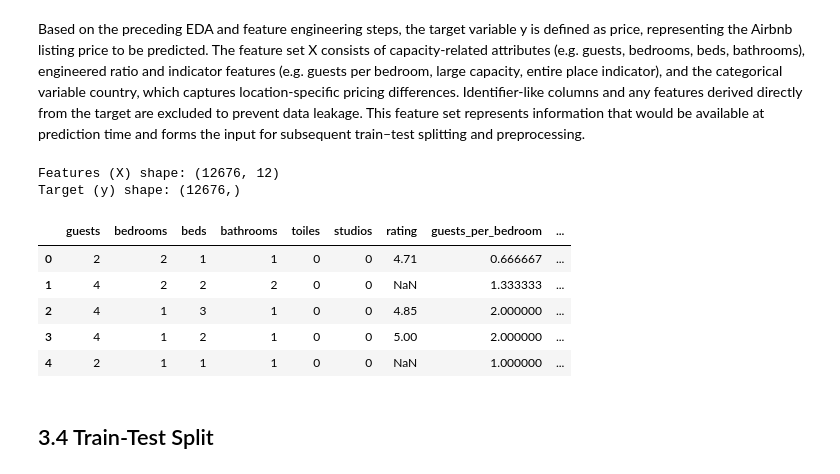
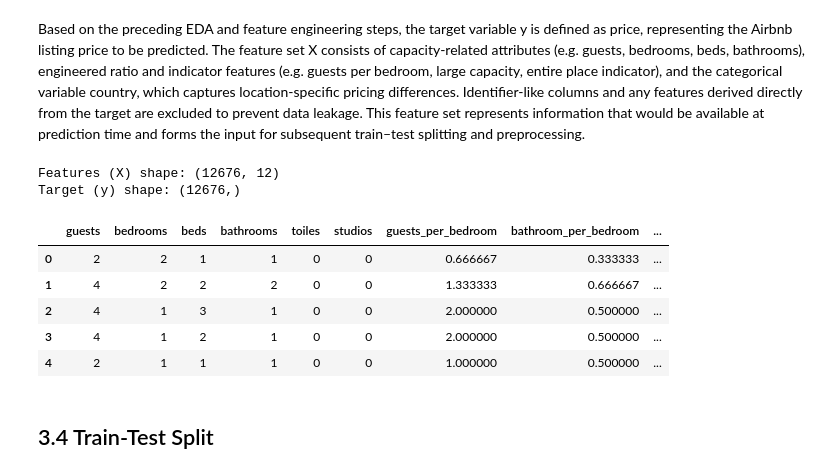
Before and after one commit to user2422224/OngTzeEnn_2404751F, a Jupyter notebook: AirbnbML.ipynb, the cells around one changed output. Cells and saved outputs as stored; diff of their text form; code cells hidden in the pictures.

```diff
--- a/AirbnbML.ipynb
+++ b/AirbnbML.ipynb
@@ -502,40 +502,40 @@ y = df_clean["price"]
 feature_cols = [
     # Capacity & numeric features
     "guests",
     "bedrooms",
     "beds",
     "bathrooms",
     "toiles",
     "studios",
-    "rating",
 
     # Engineered features
     "guests_per_bedroom",
     "bathroom_per_bedroom",
     "large_capacity",
+    "country_avg_price",
     "is_entire_place",
 
     # Categorical feature
     "country"
 ]
 
 # Keep only columns that exists
 feature_cols = [c for c in feature_cols if c in df_clean.columns]
 
 X = df_clean[feature_cols]
 
 print("Features (X) shape:", X.shape)
 print("Target (y) shape:", y.shape)
 X.head()
 # %% [output]
 Features (X) shape: (12676, 12)
 Target (y) shape: (12676,)
-|  | guests | bedrooms | beds | bathrooms | toiles | studios | rating | guests_per_bedroom | ... |
-| 0 | 2 | 2 | 1 | 1 | 0 | 0 | 4.71 | 0.666667 | ... |
-| 1 | 4 | 2 | 2 | 2 | 0 | 0 | NaN | 1.333333 | ... |
-| 2 | 4 | 1 | 3 | 1 | 0 | 0 | 4.85 | 2.000000 | ... |
-| 3 | 4 | 1 | 2 | 1 | 0 | 0 | 5.00 | 2.000000 | ... |
-| 4 | 2 | 1 | 1 | 1 | 0 | 0 | NaN | 1.000000 | ... |
+|  | guests | bedrooms | beds | bathrooms | toiles | studios | guests_per_bedroom | bathroom_per_bedroom | ... |
+| 0 | 2 | 2 | 1 | 1 | 0 | 0 | 0.666667 | 0.333333 | ... |
+| 1 | 4 | 2 | 2 | 2 | 0 | 0 | 1.333333 | 0.666667 | ... |
+| 2 | 4 | 1 | 3 | 1 | 0 | 0 | 2.000000 | 0.500000 | ... |
+| 3 | 4 | 1 | 2 | 1 | 0 | 0 | 2.000000 | 0.500000 | ... |
+| 4 | 2 | 1 | 1 | 1 | 0 | 0 | 1.000000 | 0.500000 | ... |
 # %% [markdown]
 ## 3.4 Train-Test Split
 # %% [markdown]
```
Also changed, not shown: parts of 19 cells of this notebook, 1 other file.
